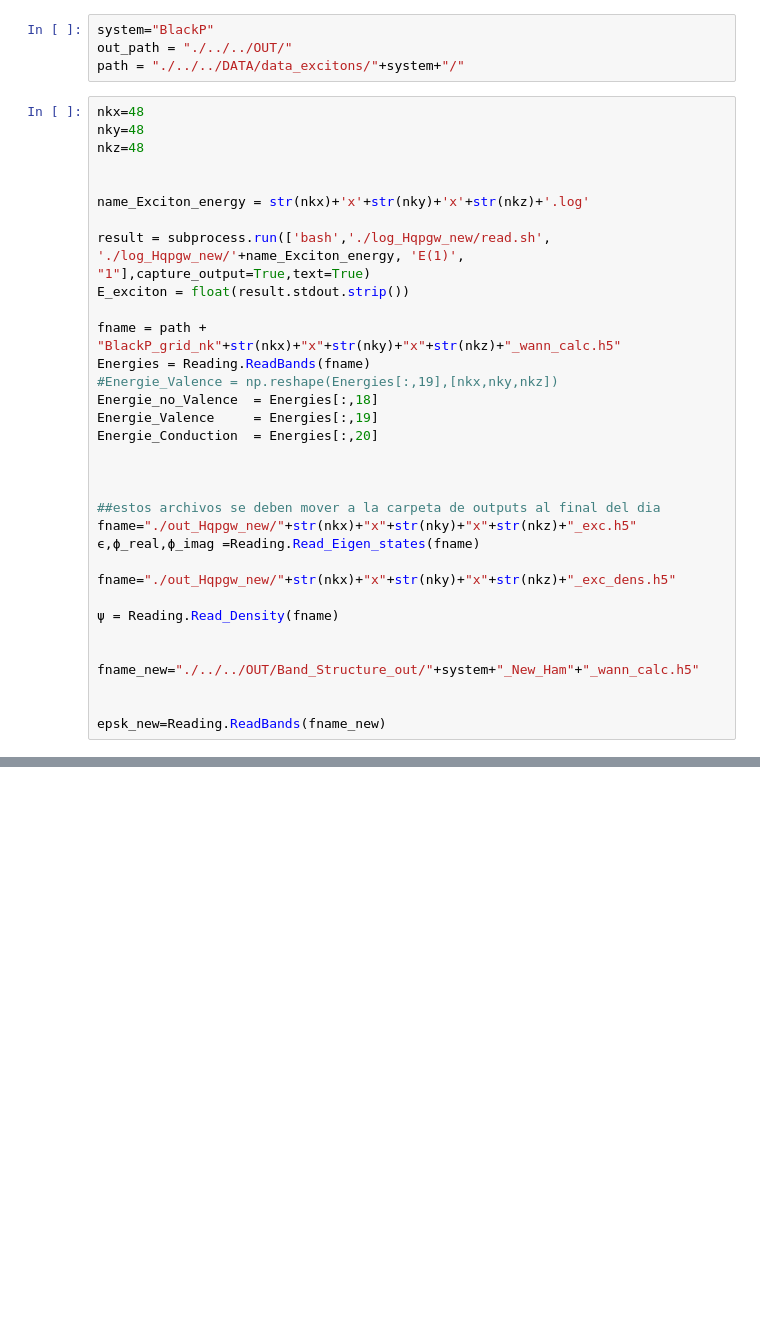
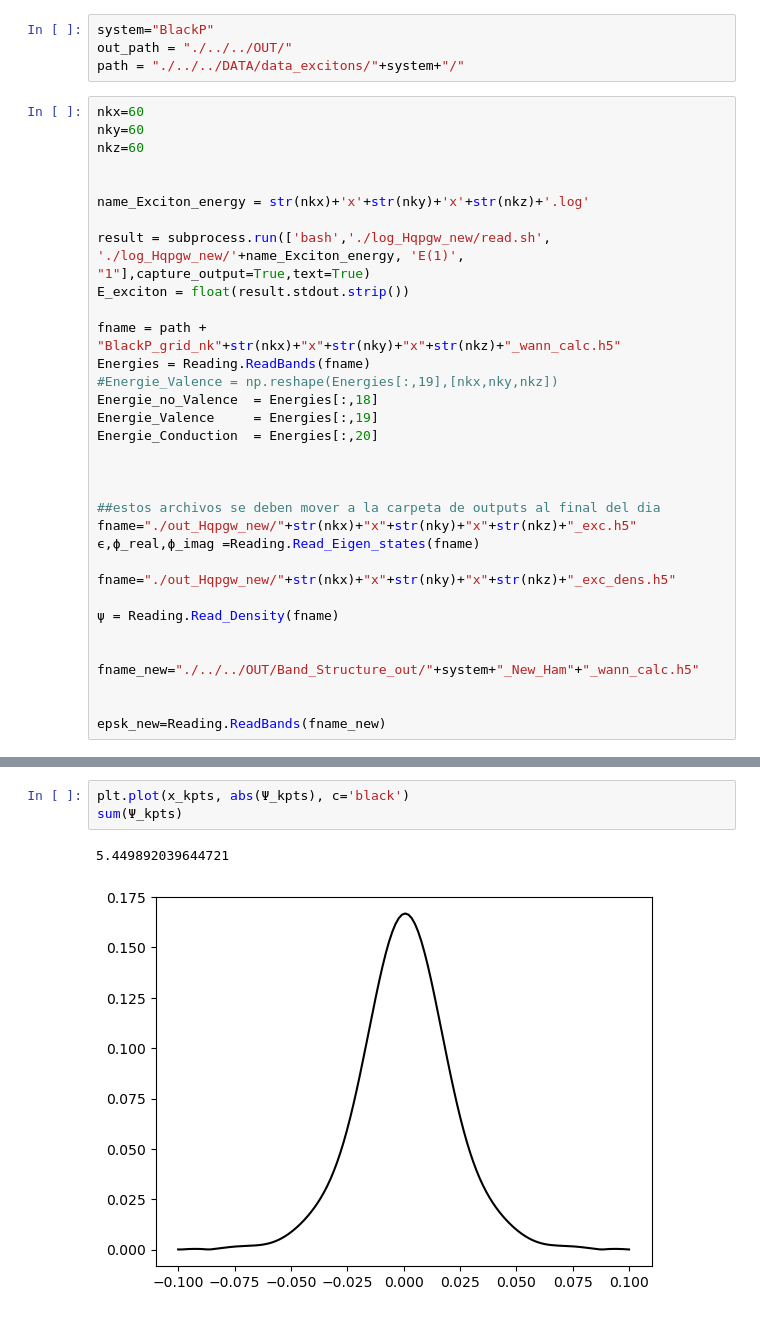
Before and after one commit to juanpulgarin/Black_P, a Jupyter notebook: Black_P_Excitons/Openning_Excitons.ipynb, the cells around one changed output, grey strips where cells are left out. Drawn from its saved outputs; the diff is of its cells as text; blank space fills up the shorter version.

```diff
--- a/Black_P_Excitons/Openning_Excitons.ipynb
+++ b/Black_P_Excitons/Openning_Excitons.ipynb
@@ -25,9 +25,9 @@ system="BlackP"
 out_path = "./../../OUT/"
 path = "./../../DATA/data_excitons/"+system+"/"
 # %%
-nkx=48
-nky=48
-nkz=48
+nkx=60
+nky=60
+nkz=60
 
 
 name_Exciton_energy = str(nkx)+'x'+str(nky)+'x'+str(nkz)+'.log'
@@ -330,0 +131,6 @@ ax1.tick_params(axis='x', labelsize=15)
+# %%
+plt.plot(x_kpts, abs(Ψ_kpts), c='black')
+sum(Ψ_kpts)
+# %% [output]
+5.449892039644721
+[figure, added]
```
Also changed, not shown: parts of 22 cells of this notebook, 2 other files.
